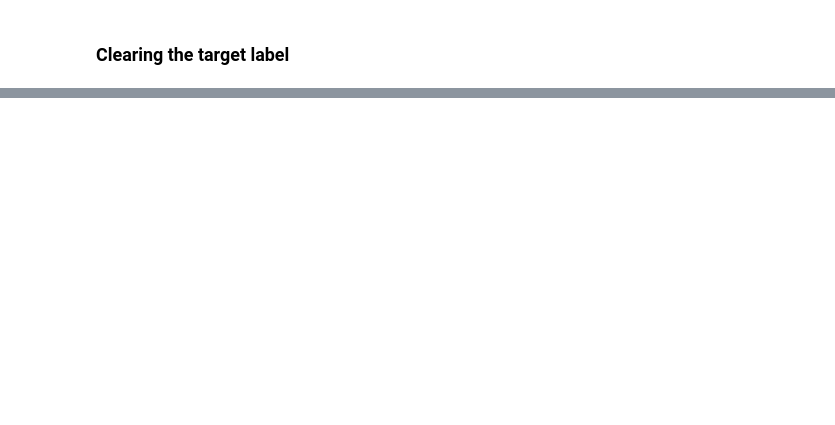
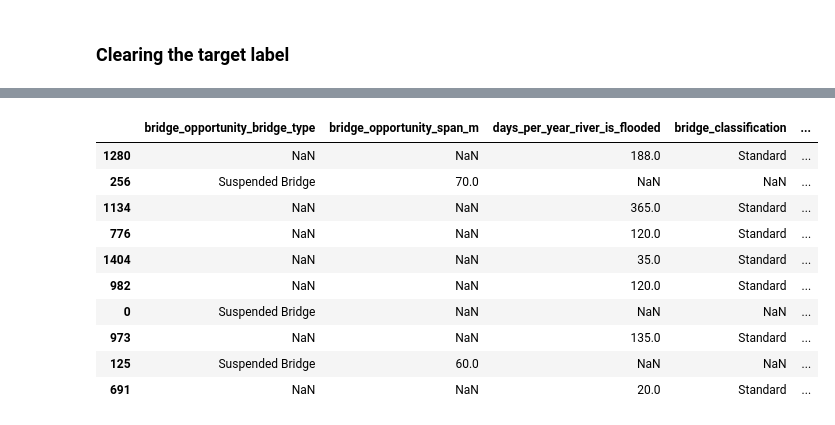
Before and after one commit to BloomTech-Labs/bridges-to-prosperity-ds-d, a Jupyter notebook: notebooks/b2p_d.ipynb, the cells around one changed output, grey strips where cells are left out. Saved outputs shown, nothing was run; the diff lists cells and outputs as text; code cells hidden in the pictures; blank space fills up the shorter version.

```diff
--- a/notebooks/b2p_d.ipynb
+++ b/notebooks/b2p_d.ipynb
@@ -974,0 +1108,20 @@ files.download('Combined_dataset.csv')
+# %%
+keep_list = ['bridge_opportunity_bridge_type', 'bridge_opportunity_span_m', 'days_per_year_river_is_flooded',
+             'bridge_classification', 'flag_for_rejection', 'height_differential_between_banks']
+# %%
+y = df_new['good_site']
+X = df_new[keep_list]
+# %%
+X.sample(10)
+# %% [output]
+|  | bridge_opportunity_bridge_type | bridge_opportunity_span_m | days_per_year_river_is_flooded | bridge_classification | ... |
+| 1280 | NaN | NaN | 188.0 | Standard | ... |
+| 256 | Suspended Bridge | 70.0 | NaN | NaN | ... |
+| 1134 | NaN | NaN | 365.0 | Standard | ... |
+| 776 | NaN | NaN | 120.0 | Standard | ... |
+| 1404 | NaN | NaN | 35.0 | Standard | ... |
+| 982 | NaN | NaN | 120.0 | Standard | ... |
+| 0 | Suspended Bridge | NaN | NaN | NaN | ... |
+| 973 | NaN | NaN | 135.0 | Standard | ... |
+| 125 | Suspended Bridge | 60.0 | NaN | NaN | ... |
+| 691 | NaN | NaN | 20.0 | Standard | ... |
```
Also changed, not shown: parts of 71 cells of this notebook.
